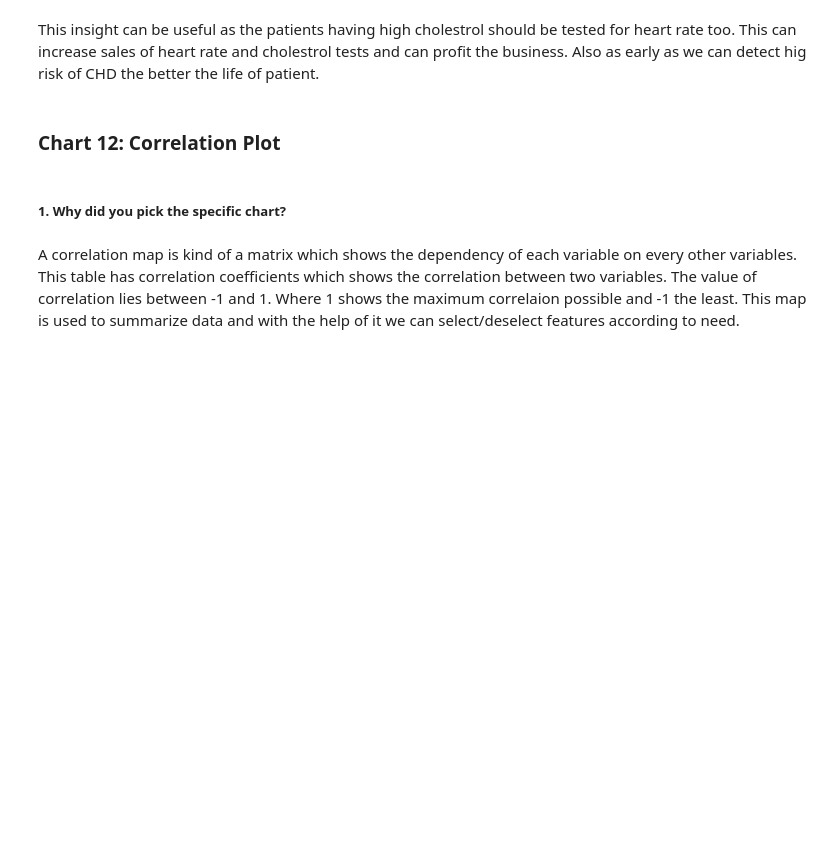
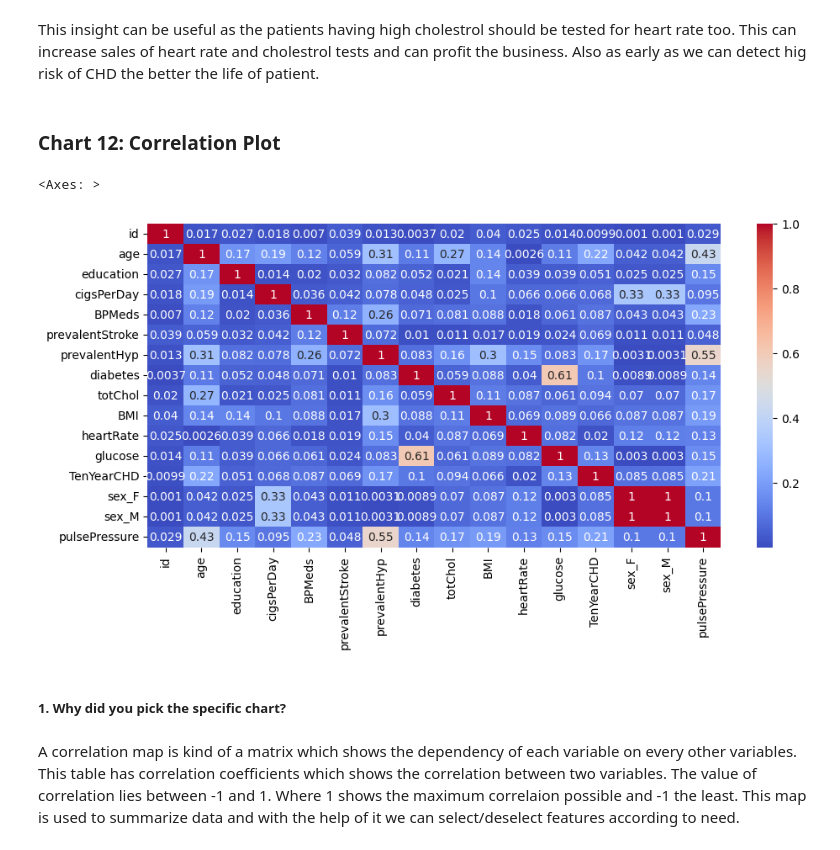
Before and after one commit to ideepakpal/Cardio-Vascular-Disease-Prediction, a Jupyter notebook: Cardiovascular-Classification.ipynb, the cells around one changed output. Saved outputs shown, nothing was run; the diff lists cells and outputs as text; code cells hidden in the pictures; blank space fills up the shorter version.

Commit message:
heatmap edits

```diff
--- a/Cardiovascular-Classification.ipynb
+++ b/Cardiovascular-Classification.ipynb
@@ -679,10 +680,12 @@ This insight can be useful as the patients having high cholestrol should be test
 # %%
 #Chart 12 - visualization code
 
-#df = dataset.pivot(dataset.columns)
-#corr = df.corr()
-#plt.figure(figsize=(11,5))
-#sns.heatmap(abs(corr), annot=True, cmap='coolwarm')
+corr = dataset.corr()
+plt.figure(figsize=(11,5))
+sns.heatmap(abs(corr), annot=True, cmap='coolwarm')
+# %% [output]
+<Axes: >
+[figure, added]
 # %% [markdown]
 ##### 1. Why did you pick the specific chart?
 # %% [markdown]
```
Also changed, not shown: parts of 10 cells of this notebook.
